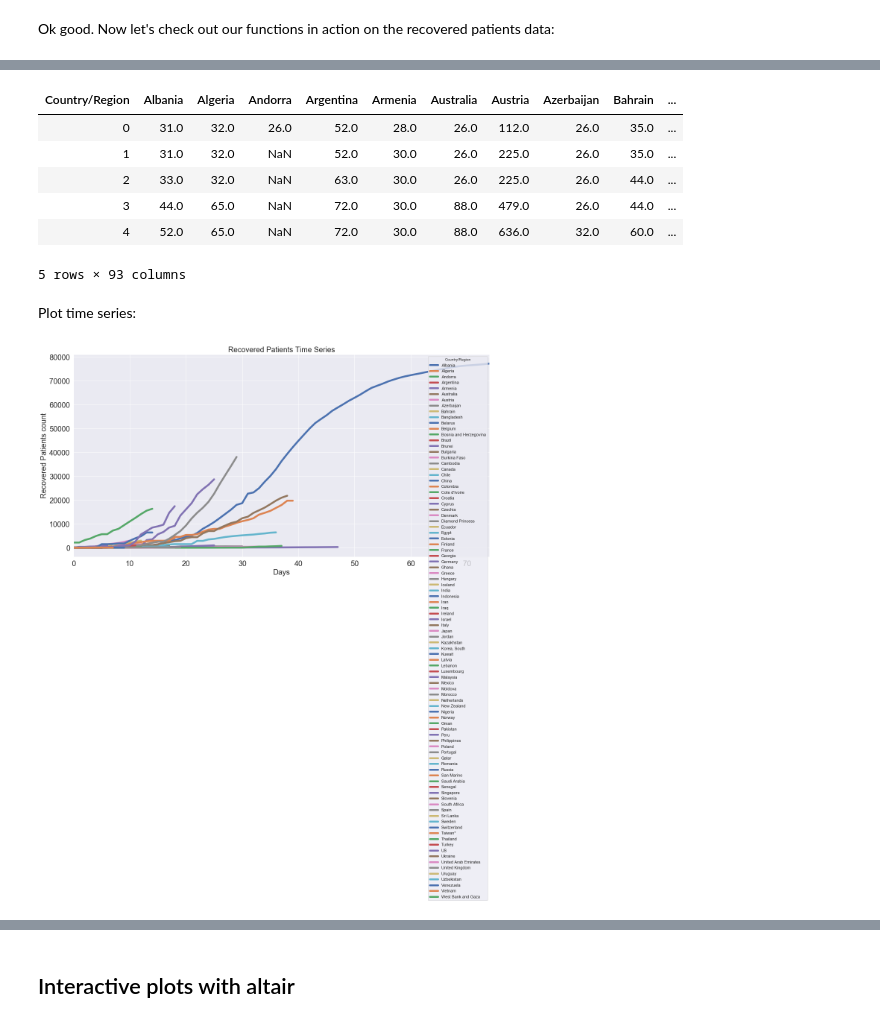
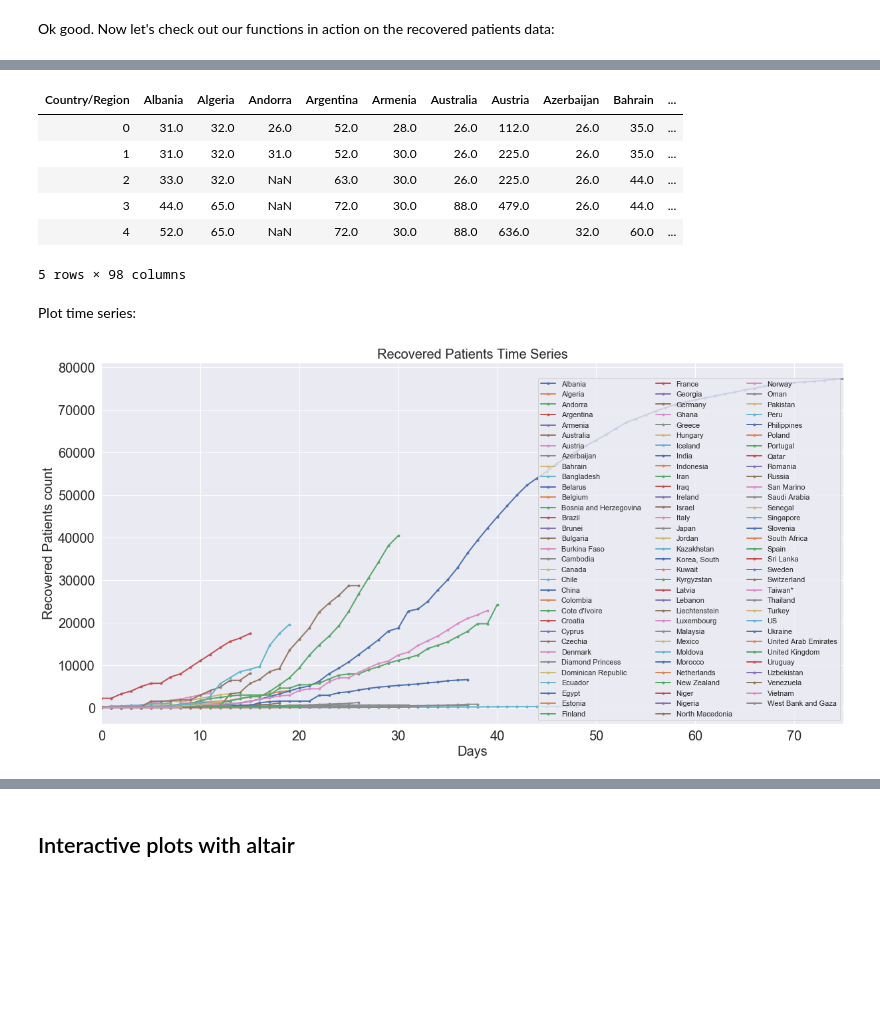
Before and after one commit to datacamp/COVID-19-EDA-tutorial, a Jupyter notebook: notebooks/1-COVID-19-EDA-solution.ipynb, the cells around one changed output, grey strips where cells are left out. Drawn from its saved outputs; the diff is of its cells as text; code cells hidden in the pictures; blank space fills up the shorter version.

```diff
--- a/notebooks/1-COVID-19-EDA-solution.ipynb
+++ b/notebooks/1-COVID-19-EDA-solution.ipynb
@@ -422,8 +425,8 @@ deaths_country.head()
 Now it's time to shift each column so that the first entry is the first NaN value that it contains! To do this, we can use the `shift()` method on each column. How much do we shift each column, though? The magnitude of the shift is given by how many NaNs there are at the start of the column, which we can retrieve using the `first_valid_index()` method on the column **but** we want to shift **up**, which is negative in direction (by convention and perhaps intuition). SO let's do it.
 # %%
 # shift
-for col in deaths_country.columns:
-    deaths_country[col] = deaths_country[col].shift(-deaths_country[col].first_valid_index())
+for col in deaths_country_drop.columns:
+    deaths_country_drop[col] = deaths_country_drop[col].shift(-deaths_country_drop[col].first_valid_index())
 # check out head
-deaths_country.head()
+deaths_country_drop.head()
 # %% [output]
@@ -452,6 +456,7 @@ plt.title('Deaths Patients Time Series', fontsize=20);
 # %%
 # Plot semi log time series
-deaths_country.plot(figsize=(20,10), linewidth=5, fontsize=20)
+ax = deaths_country_drop.plot(figsize=(20,10), linewidth=2, marker='.', fontsize=20)
+ax.legend(ncol=3, loc='upper right')
 plt.xlabel('Days', fontsize=20);
 plt.ylabel('Deaths Patients count', fontsize=20);
 plt.title('Deaths Patients Time Series', fontsize=20);
@@ -492,7 +497,8 @@ def align_curves(data, min_val):
 # Function to plot time series
 def plot_time_series(df, plot_title, x_label, y_label, logy=False):
     """Plot time series and make looks a bit nice"""
-    df.plot(figsize=(20,10), linewidth=5, fontsize=20, logy=logy)
+    ax = df.plot(figsize=(20,10), linewidth=2, marker='.', fontsize=20, logy=logy)
+    ax.legend(ncol=3, loc='lower right')
     plt.xlabel(x_label, fontsize=20);
     plt.ylabel(y_label, fontsize=20);
     plt.title(plot_title, fontsize=20);
@@ -521,19 +527,19 @@ recovered_country.tail()
 # %%
 # align curves and check out head
-recovered_country = align_curves(recovered_country, min_val=25)
-recovered_country.head()
+recovered_country_drop = align_curves(recovered_country, min_val=25)
+recovered_country_drop.head()
 # %% [output]
 | Country/Region | Albania | Algeria | Andorra | Argentina | Armenia | Australia | Austria | Azerbaijan | Bahrain | ... |
 | 0 | 31.0 | 32.0 | 26.0 | 52.0 | 28.0 | 26.0 | 112.0 | 26.0 | 35.0 | ... |
-| 1 | 31.0 | 32.0 | NaN | 52.0 | 30.0 | 26.0 | 225.0 | 26.0 | 35.0 | ... |
+| 1 | 31.0 | 32.0 | 31.0 | 52.0 | 30.0 | 26.0 | 225.0 | 26.0 | 35.0 | ... |
 | 2 | 33.0 | 32.0 | NaN | 63.0 | 30.0 | 26.0 | 225.0 | 26.0 | 44.0 | ... |
 | 3 | 44.0 | 65.0 | NaN | 72.0 | 30.0 | 88.0 | 479.0 | 26.0 | 44.0 | ... |
 | 4 | 52.0 | 65.0 | NaN | 72.0 | 30.0 | 88.0 | 636.0 | 32.0 | 60.0 | ... |
-5 rows × 93 columns
+5 rows × 98 columns
 # %% [markdown]
 Plot time series:
 # %%
-plot_time_series(recovered_country, 'Recovered Patients Time Series', 'Days', 'Recovered Patients count')
+plot_time_series(recovered_country_drop, 'Recovered Patients Time Series', 'Days', 'Recovered Patients count')
 # %% [output]
-[figure, old version]
+[figure, new version]
 # %%
```
Also changed, not shown: parts of 39 cells of this notebook.
